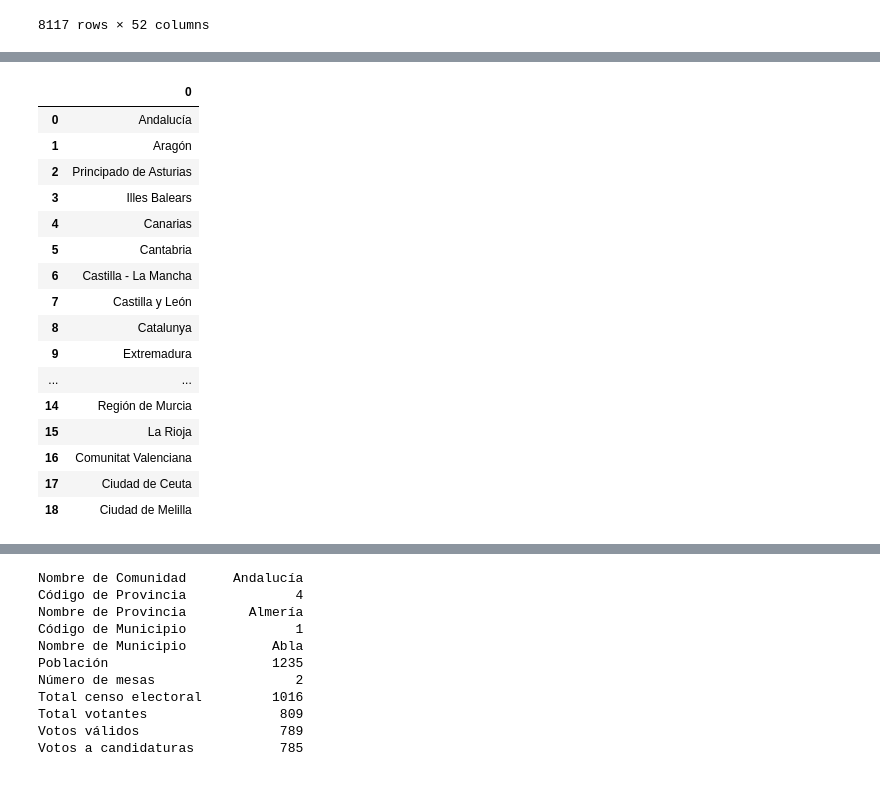
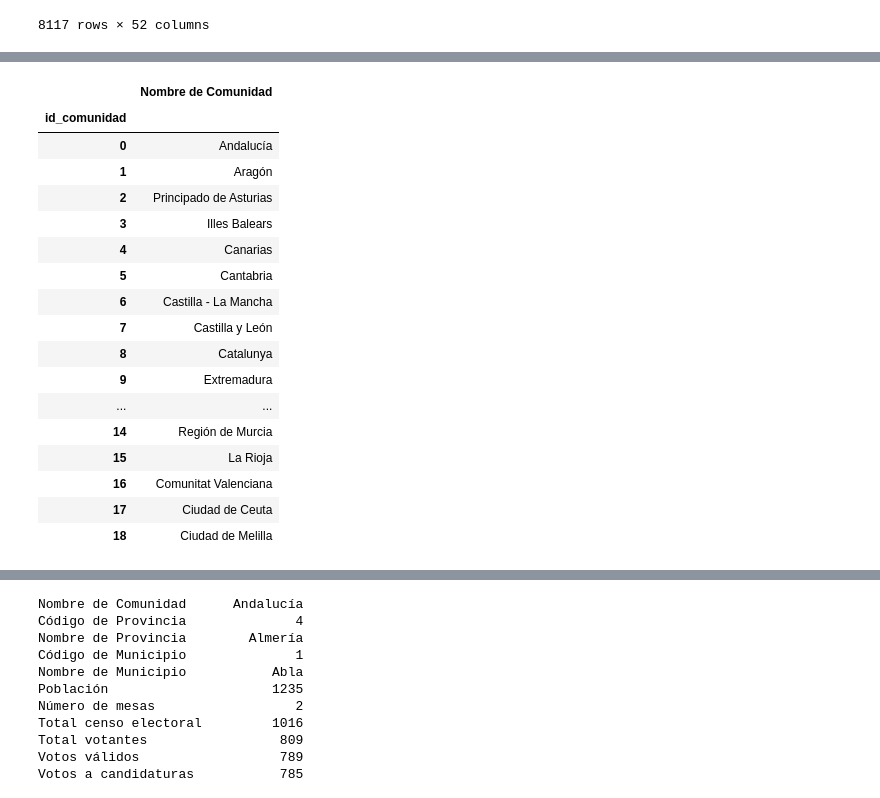
Before and after one commit to UnaiFam/PROYECTO-EUROPA, a Jupyter notebook: pruebas de csv a nacional.ipynb, the cells around one changed output, grey strips where cells are left out. Drawn from its saved outputs; the diff is of its cells as text; code cells hidden in the pictures.

```diff
--- a/pruebas de csv a nacional.ipynb
+++ b/pruebas de csv a nacional.ipynb
@@ -247,10 +249,13 @@ Tabla_referencia_provincia=pd.DataFrame(df2014["Nombre de Provincia"].unique(),
 # %%
 comunidad=df2014["Nombre de Comunidad"].unique()
 
-Tabla_referencia_comunidad=pd.DataFrame(comunidad)
+Tabla_referencia_comunidad=pd.DataFrame(comunidad, columns=["Nombre de Comunidad"] )
+Tabla_referencia_comunidad["id_comunidad"]=Tabla_referencia_comunidad.index
+Tabla_referencia_comunidad.set_index(["id_comunidad"],inplace=True)
 Tabla_referencia_comunidad
 # %% [output]
-|  | 0 |
+|  | Nombre de Comunidad |
+| id_comunidad |  |
 | 0 | Andalucía |
 | 1 | Aragón |
 | 2 | Principado de Asturias |
```
Also changed, not shown: parts of 12 cells of this notebook.
